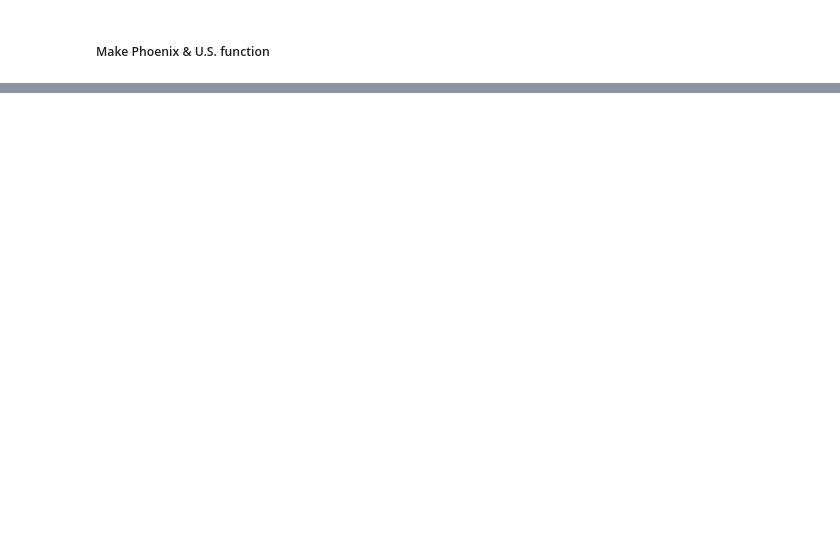
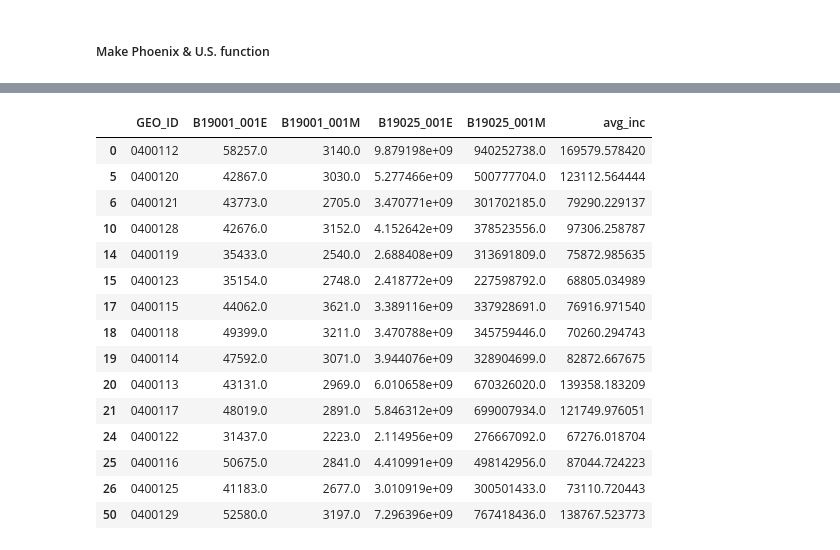
Before and after one commit to daragoldberg/phx, a Jupyter notebook: notebooks/ACS_HH_Inc.ipynb, the cells around one changed output, grey strips where cells are left out. Saved outputs shown, nothing was run; the diff lists cells and outputs as text; code cells hidden in the pictures; blank space fills up the shorter version.

```diff
--- a/notebooks/ACS_HH_Inc.ipynb
+++ b/notebooks/ACS_HH_Inc.ipynb
@@ -124,0 +136,19 @@ with pd.ExcelWriter(f'output/HH_inc.xlsx') as writer:
+# %%
+pum_agg
+# %% [output]
+|  | GEO_ID | B19001_001E | B19001_001M | B19025_001E | B19025_001M | avg_inc |
+| 0 | 0400112 | 58257.0 | 3140.0 | 9.879198e+09 | 940252738.0 | 169579.578420 |
+| 5 | 0400120 | 42867.0 | 3030.0 | 5.277466e+09 | 500777704.0 | 123112.564444 |
+| 6 | 0400121 | 43773.0 | 2705.0 | 3.470771e+09 | 301702185.0 | 79290.229137 |
+| 10 | 0400128 | 42676.0 | 3152.0 | 4.152642e+09 | 378523556.0 | 97306.258787 |
+| 14 | 0400119 | 35433.0 | 2540.0 | 2.688408e+09 | 313691809.0 | 75872.985635 |
+| 15 | 0400123 | 35154.0 | 2748.0 | 2.418772e+09 | 227598792.0 | 68805.034989 |
+| 17 | 0400115 | 44062.0 | 3621.0 | 3.389116e+09 | 337928691.0 | 76916.971540 |
+| 18 | 0400118 | 49399.0 | 3211.0 | 3.470788e+09 | 345759446.0 | 70260.294743 |
+| 19 | 0400114 | 47592.0 | 3071.0 | 3.944076e+09 | 328904699.0 | 82872.667675 |
+| 20 | 0400113 | 43131.0 | 2969.0 | 6.010658e+09 | 670326020.0 | 139358.183209 |
+| 21 | 0400117 | 48019.0 | 2891.0 | 5.846312e+09 | 699007934.0 | 121749.976051 |
+| 24 | 0400122 | 31437.0 | 2223.0 | 2.114956e+09 | 276667092.0 | 67276.018704 |
+| 25 | 0400116 | 50675.0 | 2841.0 | 4.410991e+09 | 498142956.0 | 87044.724223 |
+| 26 | 0400125 | 41183.0 | 2677.0 | 3.010919e+09 | 300501433.0 | 73110.720443 |
+| 50 | 0400129 | 52580.0 | 3197.0 | 7.296396e+09 | 767418436.0 | 138767.523773 |
```
Also changed, not shown: parts of 25 cells of this notebook, 17 other files.
